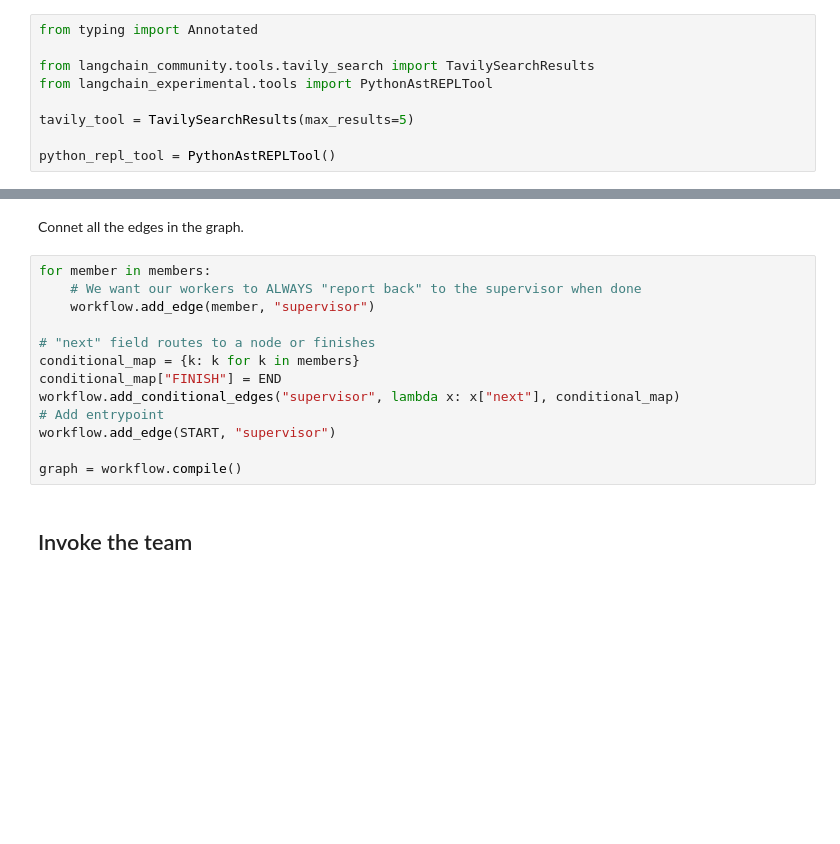
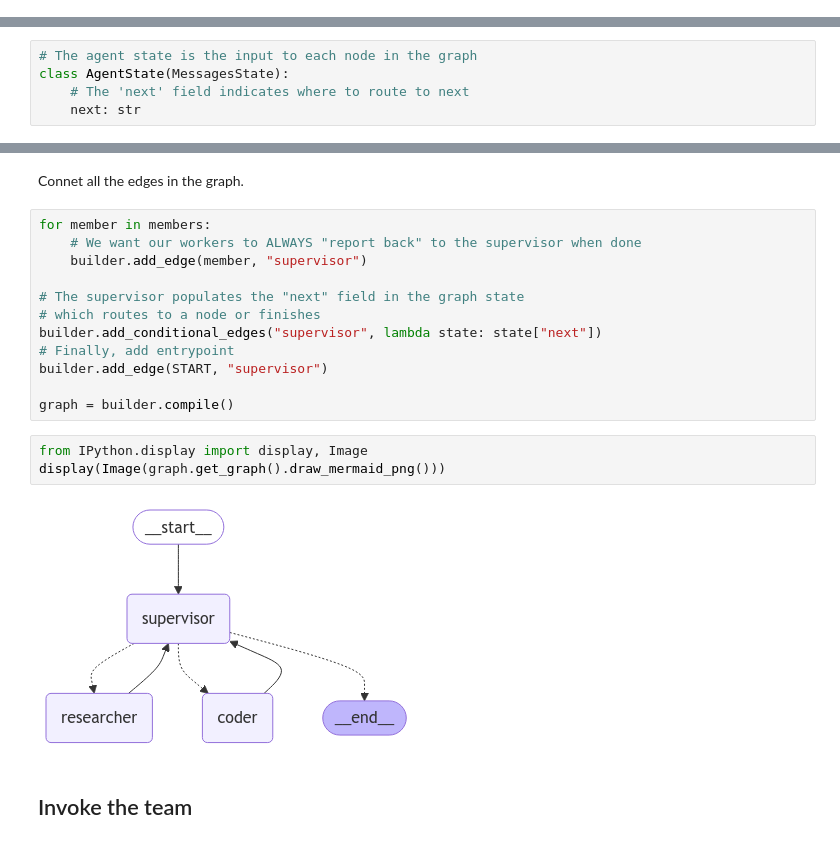
Before and after one commit to dkimds/llm-ops, a Jupyter notebook: LangGraph/4. Supervisor_grouping_agents.ipynb, the cells around one changed output, grey strips where cells are left out. Drawn from its saved outputs; the diff is of its cells as text; blank space fills up the shorter version.

```diff
--- a/LangGraph/4. Supervisor_grouping_agents.ipynb
+++ b/LangGraph/4. Supervisor_grouping_agents.ipynb
@@ -18,12 +18,3 @@ _set_if_undefined("TAVILY_API_KEY")
 # %% [markdown]
 ## Create tools
 An agent to do web research with a search engine, and one agent to create plots
-# %%
-from typing import Annotated
-
-from langchain_community.tools.tavily_search import TavilySearchResults
-from langchain_experimental.tools import PythonAstREPLTool
-
-tavily_tool = TavilySearchResults(max_results=5)
-
-python_repl_tool = PythonAstREPLTool()
@@ -44 +51,6 @@ Choosing the next worker node OR finish processing
+# %%
+# The agent state is the input to each node in the graph
+class AgentState(MessagesState):
+    # The 'next' field indicates where to route to next
+    next: str
 # %%
@@ -118,16 +138,20 @@ Connet all the edges in the graph.
 # %%
 for member in members:
     # We want our workers to ALWAYS "report back" to the supervisor when done
-    workflow.add_edge(member, "supervisor")
+    builder.add_edge(member, "supervisor")
 
-# "next" field routes to a node or finishes
-conditional_map = {k: k for k in members}
-conditional_map["FINISH"] = END
-workflow.add_conditional_edges("supervisor", lambda x: x["next"], conditional_map)
-# Add entrypoint
-workflow.add_edge(START, "supervisor")
+# The supervisor populates the "next" field in the graph state
+# which routes to a node or finishes
+builder.add_conditional_edges("supervisor", lambda state: state["next"])
+# Finally, add entrypoint
+builder.add_edge(START, "supervisor")
 
-graph = workflow.compile()
+graph = builder.compile()
+# %%
+from IPython.display import display, Image
+display(Image(graph.get_graph().draw_mermaid_png()))
+# %% [output]
+[figure, added]
 # %% [markdown]
 ## Invoke the team
 # %%
```
Also changed, not shown: parts of 11 cells of this notebook.
